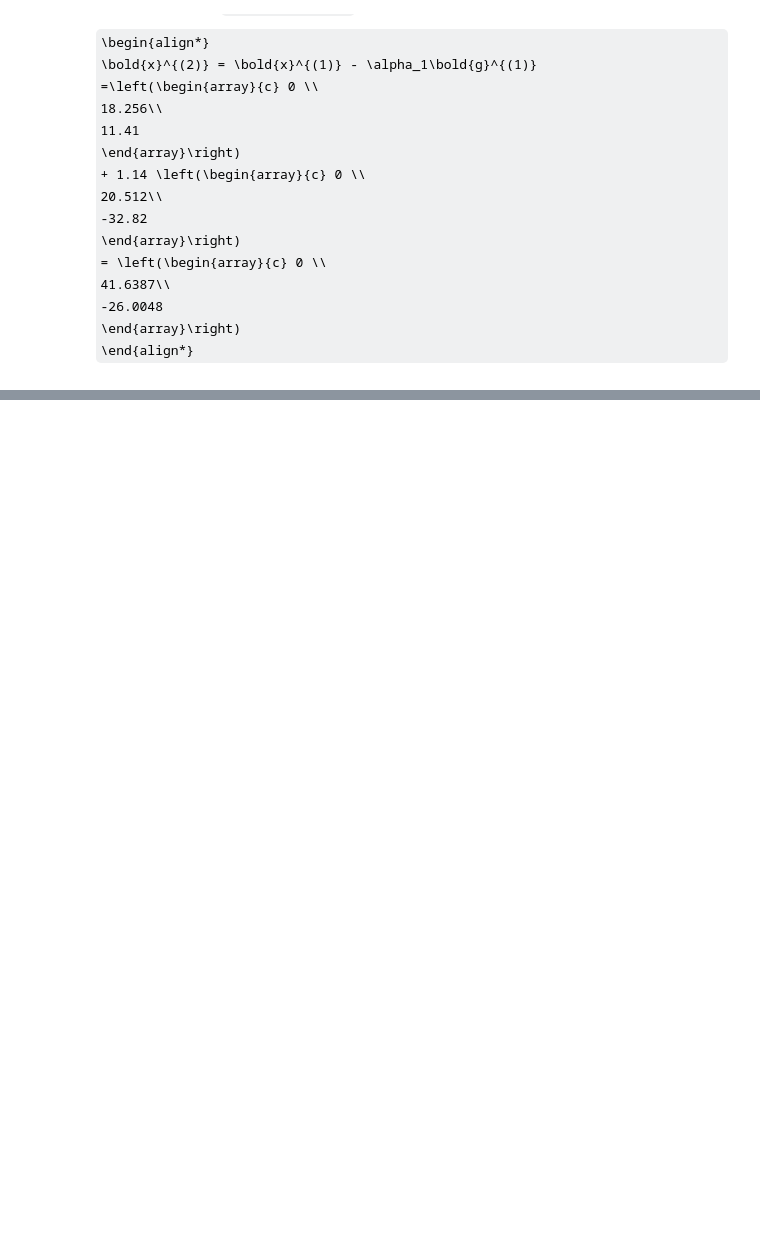
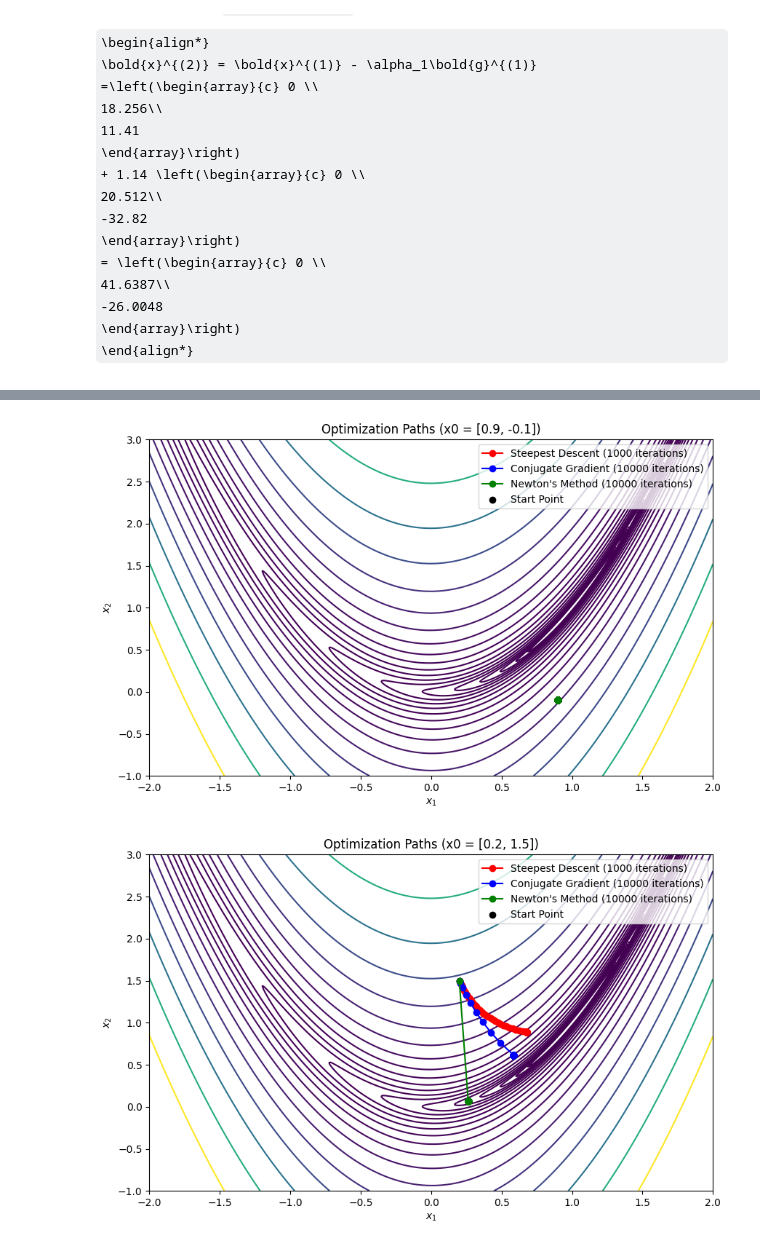
Before and after one commit to hannaroed/nummat-ovinger, a Jupyter notebook: Exercise-5.ipynb, the cells around one changed output, grey strips where cells are left out. Saved outputs shown, nothing was run; the diff lists cells and outputs as text; code cells hidden in the pictures; some formulas as TeX source; blank space fills up the shorter version.

```diff
--- a/Exercise-5.ipynb
+++ b/Exercise-5.ipynb
@@ -117,0 +131,17 @@ The next iterate $\bold{x}^{21)}$ is:
+# %%
+def rosenbrock(x):
+    x1, x2 = x
+    return 100 * (x2 - x1**2)**2 + (1-x1)**2
+
+def rosenbrock_gradient(x):
+    x1, x2 = x
+    dfdx1 = -400 * x1 + (x2 - x1**2) - 2 * (1 - x1)
+    dfdx2 = 200 * (x2 - x1**2)
+    return np.array([dfdx1, dfdx2])
+
+def rosenbrock_hessian(x):
+    x1, x2 = x
+    d2fdx1 = 1200 * x1**2 - 400 * x2 + 2
+    d2fdx2 = 200
+    d2fdx1x2 = -400 * x1
+    return np.array([[d2fdx1, d2fdx1x2], [d2fdx1x2, d2fdx2]])
@@ -117,0 +218,44 @@ The next iterate $\bold{x}^{21)}$ is:
+# %%
+# Parameters
+x0_1 = np.array([0.9, -0.1])
+x0_2 = np.array([0.2, 1.5])
+
+# Run optimization methods for first initial point
+steepest_path_1, iter_steep_1 = steepest_descent(rosenbrock, rosenbrock_gradient, x0_1)
+conjugate_path_1, iter_conj_1 = conjugate_gradient(rosenbrock, rosenbrock_gradient, x0_1)
+newton_path_1, iter_newt_1 = newton(rosenbrock, rosenbrock_gradient, rosenbrock_hessian, x0_1)
+
+# Define the plotting function, with additional parameters for iteration counts
+def plot_paths(paths, x0, title, iter_steep, iter_conj, iter_newt):
+    x1_vals = np.linspace(-2, 2, 400)
+    x2_vals = np.linspace(-1, 3, 400)
+    X1, X2 = np.meshgrid(x1_vals, x2_vals)
+    Z = rosenbrock([X1, X2])
+
+    plt.figure(figsize=(10, 6))
+    plt.contour(X1, X2, Z, levels=np.logspace(-1, 3, 20), cmap="viridis")
+    plt.plot(*zip(*paths[0]), marker="o", color="r", label=f"Steepest Descent ({iter_steep} iterations)")
+    plt.plot(*zip(*paths[1]), marker="o", color="b", label=f"Conjugate Gradient ({iter_conj} iterations)")
+    plt.plot(*zip(*paths[2]), marker="o", color="g", label=f"Newton's Method ({iter_newt} iterations)")
+    plt.scatter(*x0, color="black", label="Start Point")
+    plt.title(title)
+    plt.xlabel("$x_1$")
+    plt.ylabel("$x_2$")
+    plt.legend()
+    plt.show()
+
+# Plot for x0 = [0.9, -0.1]
+plot_paths([steepest_path_1, conjugate_path_1, newton_path_1], x0_1,
+           "Optimization Paths (x0 = [0.9, -0.1])", iter_steep_1, iter_conj_1, iter_newt_1)
+
+# Run optimization methods for the second initial point
+steepest_path_2, iter_steep_2 = steepest_descent(rosenbrock, rosenbrock_gradient, x0_2)
+conjugate_path_2, iter_conj_2 = conjugate_gradient(rosenbrock, rosenbrock_gradient, x0_2)
+newton_path_2, iter_newt_2 = newton(rosenbrock, rosenbrock_gradient, rosenbrock_hessian, x0_2)
+
+# Plot for x0 = [0.2, 1.5]
+plot_paths([steepest_path_2, conjugate_path_2, newton_path_2], x0_2,
+           "Optimization Paths (x0 = [0.2, 1.5])", iter_steep_2, iter_conj_2, iter_newt_2)
+# %% [output]
+[figure, added]
+[figure, added]
```
Also changed, not shown: parts of 5 cells of this notebook.
